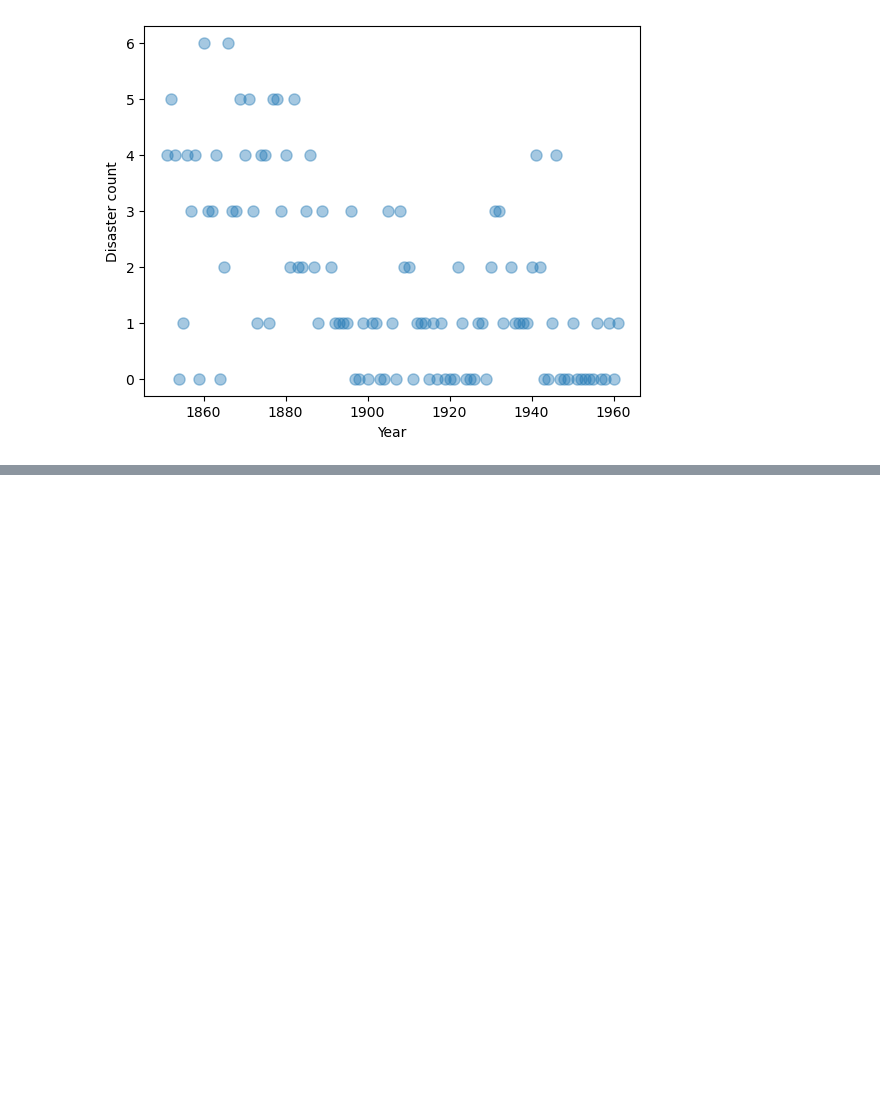
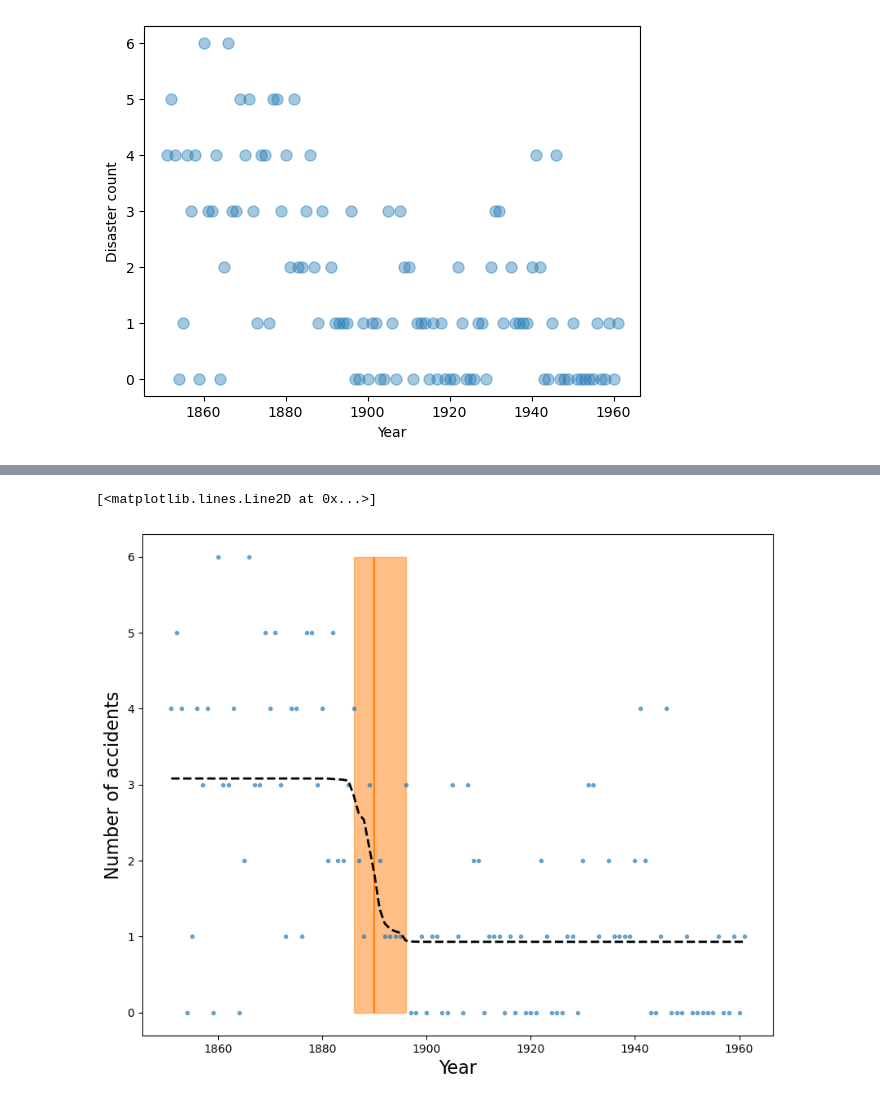
Before and after one commit to cormach/bayesian-learning, a Jupyter notebook: notebooks/coal-mining-disasters.ipynb, the cells around one changed output, grey strips where cells are left out. Saved outputs shown, nothing was run; the diff lists cells and outputs as text; code cells hidden in the pictures; blank space fills up the shorter version.

```diff
--- a/notebooks/coal-mining-disasters.ipynb
+++ b/notebooks/coal-mining-disasters.ipynb
@@ -38,0 +57,26 @@ with pm.Model() as disaster_model:
+# %%
+plt.figure(figsize=(10, 8))
+plt.plot(years, disaster_data, ".", alpha=0.6)
+plt.ylabel("Number of accidents", fontsize=16)
+plt.xlabel("Year", fontsize=16)
+
+trace = idata.posterior.stack(draws=("chain", "draw"))
+
+plt.vlines(trace["switchpoint"].mean(), disaster_data.min(), disaster_data.max(), color="C1")
+average_disasters = np.zeros_like(disaster_data, dtype="float")
+for i, year in enumerate(years):
+    idx = year < trace["switchpoint"]
+    average_disasters[i] = np.mean(np.where(idx, trace["early_rate"], trace["late_rate"]))
+
+sp_hpd = az.hdi(idata, var_names=["switchpoint"])["switchpoint"].values
+plt.fill_betweenx(
+    y=[disaster_data.min(), disaster_data.max()],
+    x1=sp_hpd[0],
+    x2=sp_hpd[1],
+    alpha=0.5,
+    color="C1",
+)
+plt.plot(years, average_disasters, "k--", lw=2)
+# %% [output]
+[<matplotlib.lines.Line2D at 0x...>]
+[figure, added]
```
Also changed, not shown: parts of 3 cells of this notebook, 2 other files.
